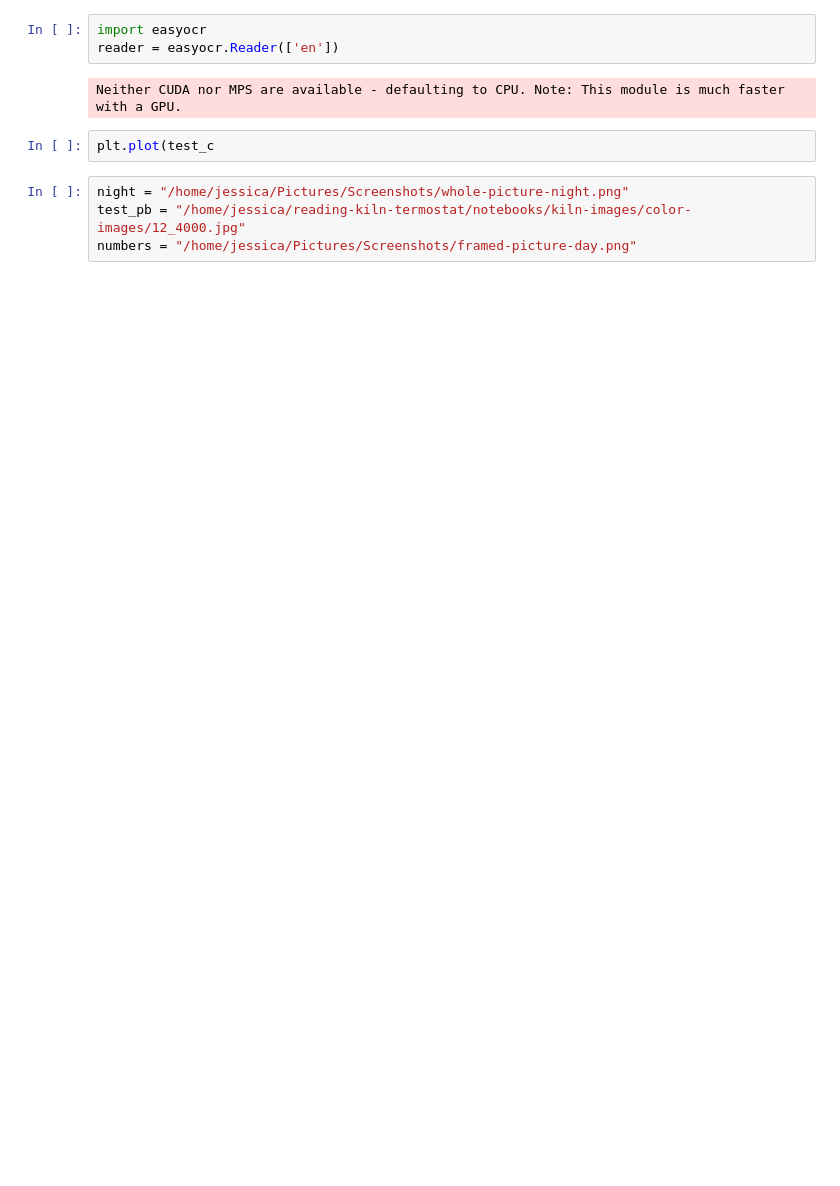
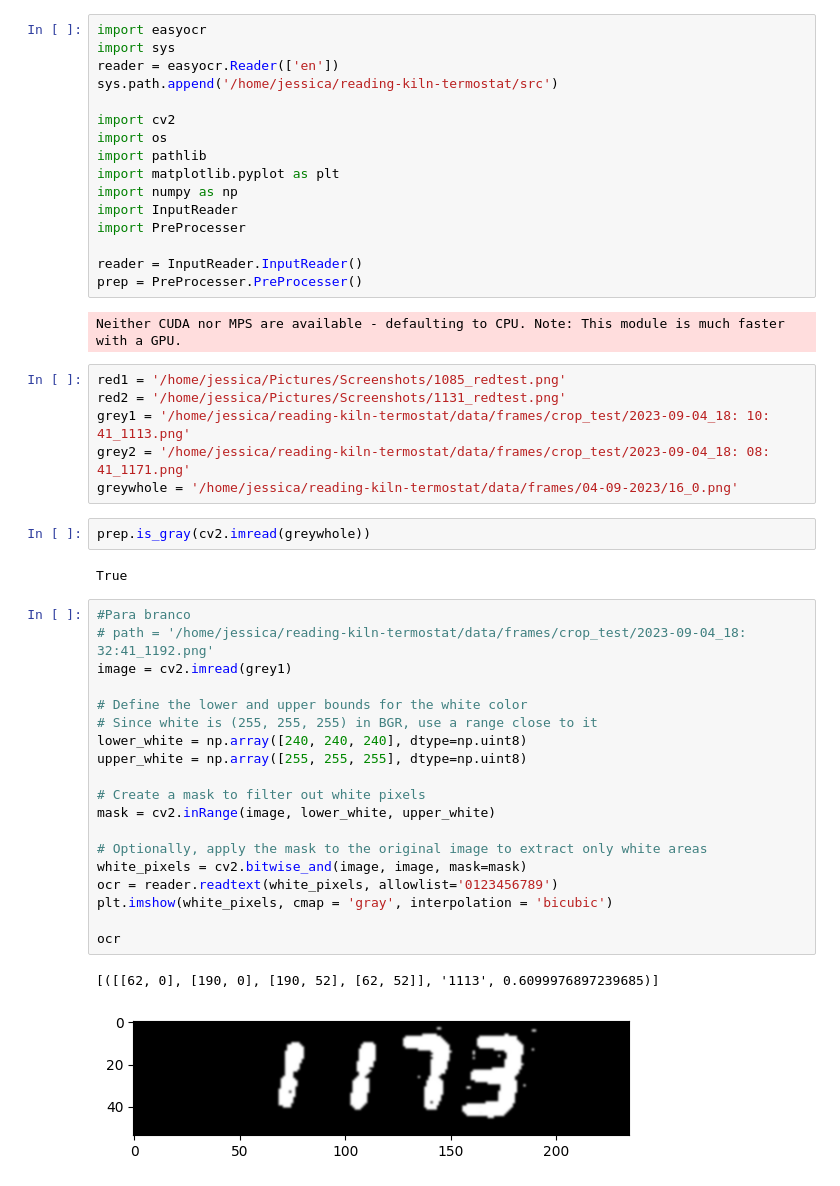
Before and after one commit to Jliporace/reading-kiln-termostat, a Jupyter notebook: notebooks/OCR_easyOCR.ipynb, the cells around one changed output. Drawn from its saved outputs; the diff is of its cells as text; blank space fills up the shorter version.

```diff
--- a/notebooks/OCR_easyOCR.ipynb
+++ b/notebooks/OCR_easyOCR.ipynb
@@ -3,11 +1,50 @@ OCR utilizando Easy OCR
 # %%
 import easyocr
+import sys
 reader = easyocr.Reader(['en'])
+sys.path.append('/home/jessica/reading-kiln-termostat/src')
+
+import cv2
+import os
+import pathlib
+import matplotlib.pyplot as plt
+import numpy as np
+import InputReader
+import PreProcesser
+
+reader = InputReader.InputReader()
+prep = PreProcesser.PreProcesser()
 # %% [output]
 Neither CUDA nor MPS are available - defaulting to CPU. Note: This module is much faster with a GPU.
-# %%
-plt.plot(test_c
-# %%
-night = "/home/jessica/Pictures/Screenshots/whole-picture-night.png"
-test_pb = "/home/jessica/reading-kiln-termostat/notebooks/kiln-images/color-images/12_4000.jpg"
-numbers = "/home/jessica/Pictures/Screenshots/framed-picture-day.png"
+# %%
+red1 = '/home/jessica/Pictures/Screenshots/1085_redtest.png'
+red2 = '/home/jessica/Pictures/Screenshots/1131_redtest.png'
+grey1 = '/home/jessica/reading-kiln-termostat/data/frames/crop_test/2023-09-04_18: 10: 41_1113.png'
+grey2 = '/home/jessica/reading-kiln-termostat/data/frames/crop_test/2023-09-04_18: 08: 41_1171.png'
+greywhole = '/home/jessica/reading-kiln-termostat/data/frames/04-09-2023/16_0.png'
+# %%
+prep.is_gray(cv2.imread(greywhole))
+# %% [output]
+True
+# %%
+#Para branco
+# path = '/home/jessica/reading-kiln-termostat/data/frames/crop_test/2023-09-04_18: 32:41_1192.png'
+image = cv2.imread(grey1)
+
+# Define the lower and upper bounds for the white color
+# Since white is (255, 255, 255) in BGR, use a range close to it
+lower_white = np.array([240, 240, 240], dtype=np.uint8)
+upper_white = np.array([255, 255, 255], dtype=np.uint8)
+
+# Create a mask to filter out white pixels
+mask = cv2.inRange(image, lower_white, upper_white)
+
+# Optionally, apply the mask to the original image to extract only white areas
+white_pixels = cv2.bitwise_and(image, image, mask=mask)
+ocr = reader.readtext(white_pixels, allowlist='0123456789')
+plt.imshow(white_pixels, cmap = 'gray', interpolation = 'bicubic')
+
+ocr
+# %% [output]
+[([[62, 0], [190, 0], [190, 52], [62, 52]], '1113', 0.6099976897239685)]
+[figure, added]
```
Also changed, not shown: parts of 9 cells of this notebook, 4 other files.
